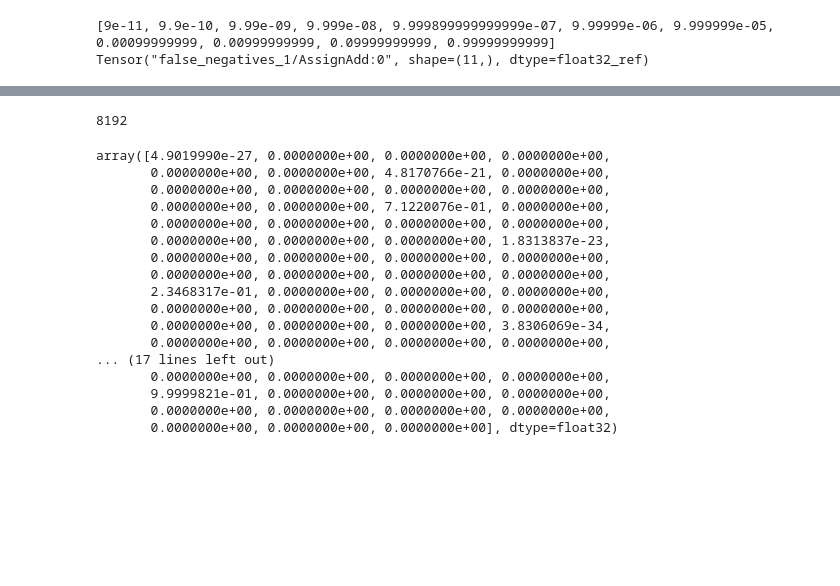
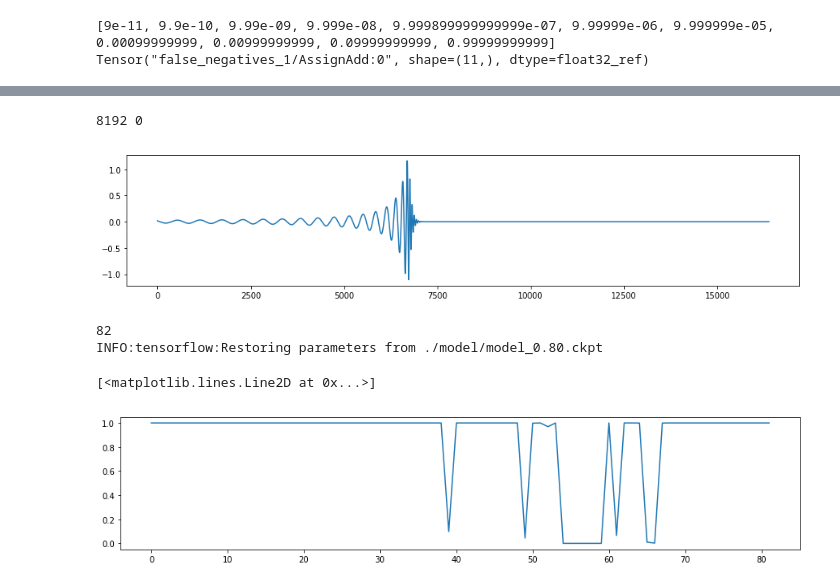
Before and after one commit to chunyulin/gwda, a Jupyter notebook: GWDA_detectNet.ipynb, the cells around one changed output, grey strips where cells are left out. Saved outputs shown, nothing was run; the diff lists cells and outputs as text; code cells hidden in the pictures; blank space fills up the shorter version.

```diff
--- a/GWDA_detectNet.ipynb
+++ b/GWDA_detectNet.ipynb
@@ -584,24 +588,54 @@ for a in xbatch:
-# %%
-len(xbatch[0] )
-# %% [output]
-8192
-# %%
-prob[0].flatten()
-# %% [output]
-array([4.9019990e-27, 0.0000000e+00, 0.0000000e+00, 0.0000000e+00,
-       0.0000000e+00, 0.0000000e+00, 4.8170766e-21, 0.0000000e+00,
-       0.0000000e+00, 0.0000000e+00, 0.0000000e+00, 0.0000000e+00,
-       0.0000000e+00, 0.0000000e+00, 7.1220076e-01, 0.0000000e+00,
-       0.0000000e+00, 0.0000000e+00, 0.0000000e+00, 0.0000000e+00,
-       0.0000000e+00, 0.0000000e+00, 0.0000000e+00, 1.8313837e-23,
-       0.0000000e+00, 0.0000000e+00, 0.0000000e+00, 0.0000000e+00,
-       0.0000000e+00, 0.0000000e+00, 0.0000000e+00, 0.0000000e+00,
-       2.3468317e-01, 0.0000000e+00, 0.0000000e+00, 0.0000000e+00,
-       0.0000000e+00, 0.0000000e+00, 0.0000000e+00, 0.0000000e+00,
-       0.0000000e+00, 0.0000000e+00, 0.0000000e+00, 3.8306069e-34,
-       0.0000000e+00, 0.0000000e+00, 0.0000000e+00, 0.0000000e+00,
-... (17 lines left out)
-       0.0000000e+00, 0.0000000e+00, 0.0000000e+00, 0.0000000e+00,
-       9.9999821e-01, 0.0000000e+00, 0.0000000e+00, 0.0000000e+00,
-       0.0000000e+00, 0.0000000e+00, 0.0000000e+00, 0.0000000e+00,
-       0.0000000e+00, 0.0000000e+00, 0.0000000e+00], dtype=float32)
+# %%
+###
+###  Testing fake data...
+###
+ROOT_FOLDER = './model'
+
+TRAIN_A = [0.8]
+
+def gen():
+
+    tmp = GWInject(H5_FILE)
+    inj = tmp.f['train_hp'][10]
+
+    data = np.random.normal(0,0.0,RATE*2)
+    data[:RATE] += inj
+    return data
+
+data = gen()
+plt.figure(**wopt)
+plt.plot(data)
+plt.show()
+
+DS = 819.2
+DS = 100
+BATCH = 1 + int( (len(data)-RATE) / DS )   ## every ~200 ms
+xbatch = np.zeros([BATCH, RATE])
+for i in range(BATCH):
+    s = int(i*DS)
+    xbatch[i,:] = data[s:s+RATE]
+print(BATCH)
+
+with tf.Session() as sess:
+
+    sess.run(tf.global_variables_initializer())
+    saver = tf.train.Saver(max_to_keep=50)
+
+    load_path = saver.restore(sess, "%s/model_%4.2f.ckpt" % (ROOT_FOLDER, TRAIN_A[-1] ) )
+
+    sess.run(tf.local_variables_initializer())
+    [prob] = sess.run([predict_prob], feed_dict={ x: xbatch })
+    #[prob, p] = sess.run([logits, predict_prob]    , feed_dict={ x: xbatch })
+
+plt.figure(**wopt)
+plt.plot(prob.flatten())
+#plt.show()
+#plt.figure(**wopt)
+#plt.plot(p.flatten())
+# %% [output]
+8192 0
+[figure, added]
+82
+INFO:tensorflow:Restoring parameters from ./model/model_0.80.ckpt
+[<matplotlib.lines.Line2D at 0x...>]
+[figure, added]
```
Also changed, not shown: parts of 9 cells of this notebook.
